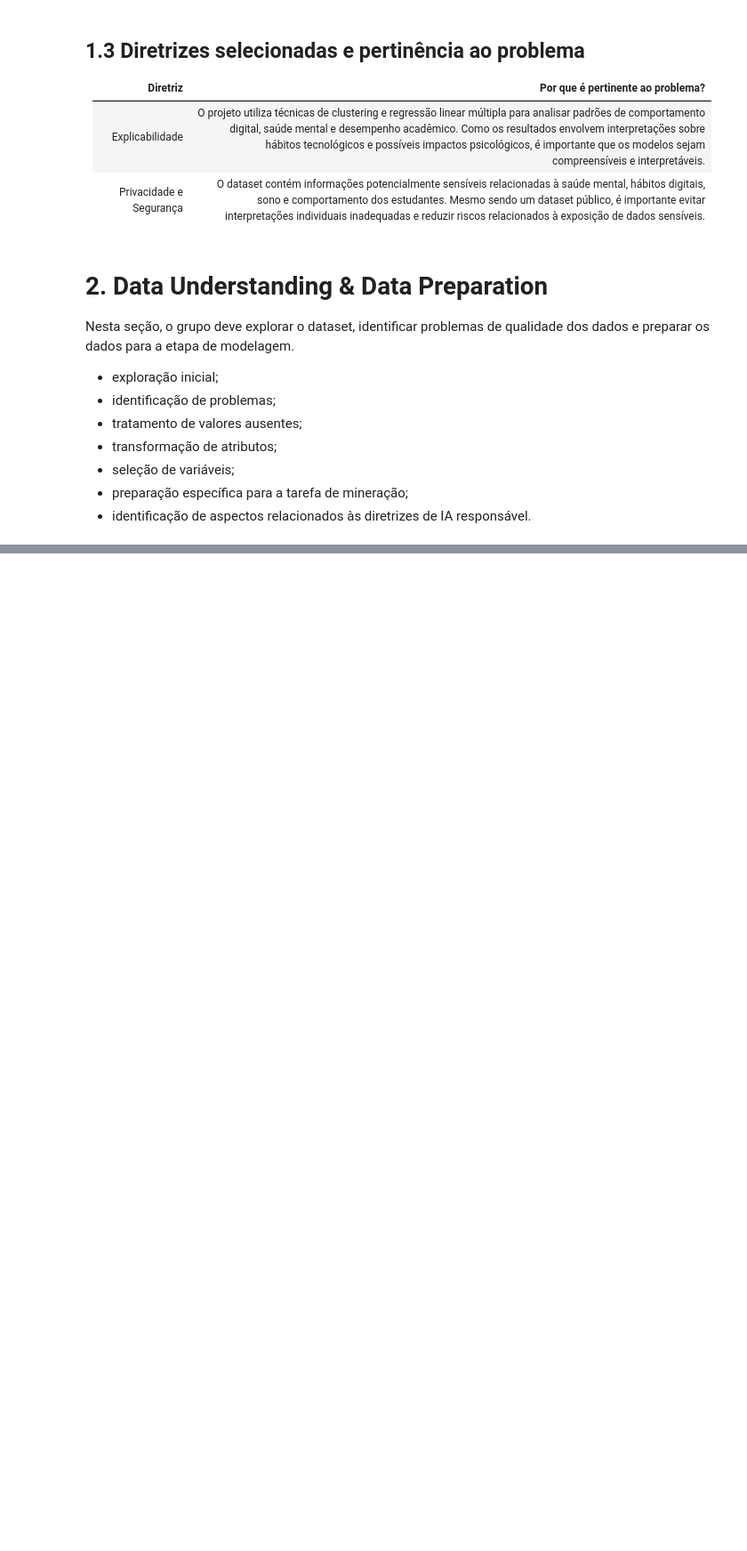
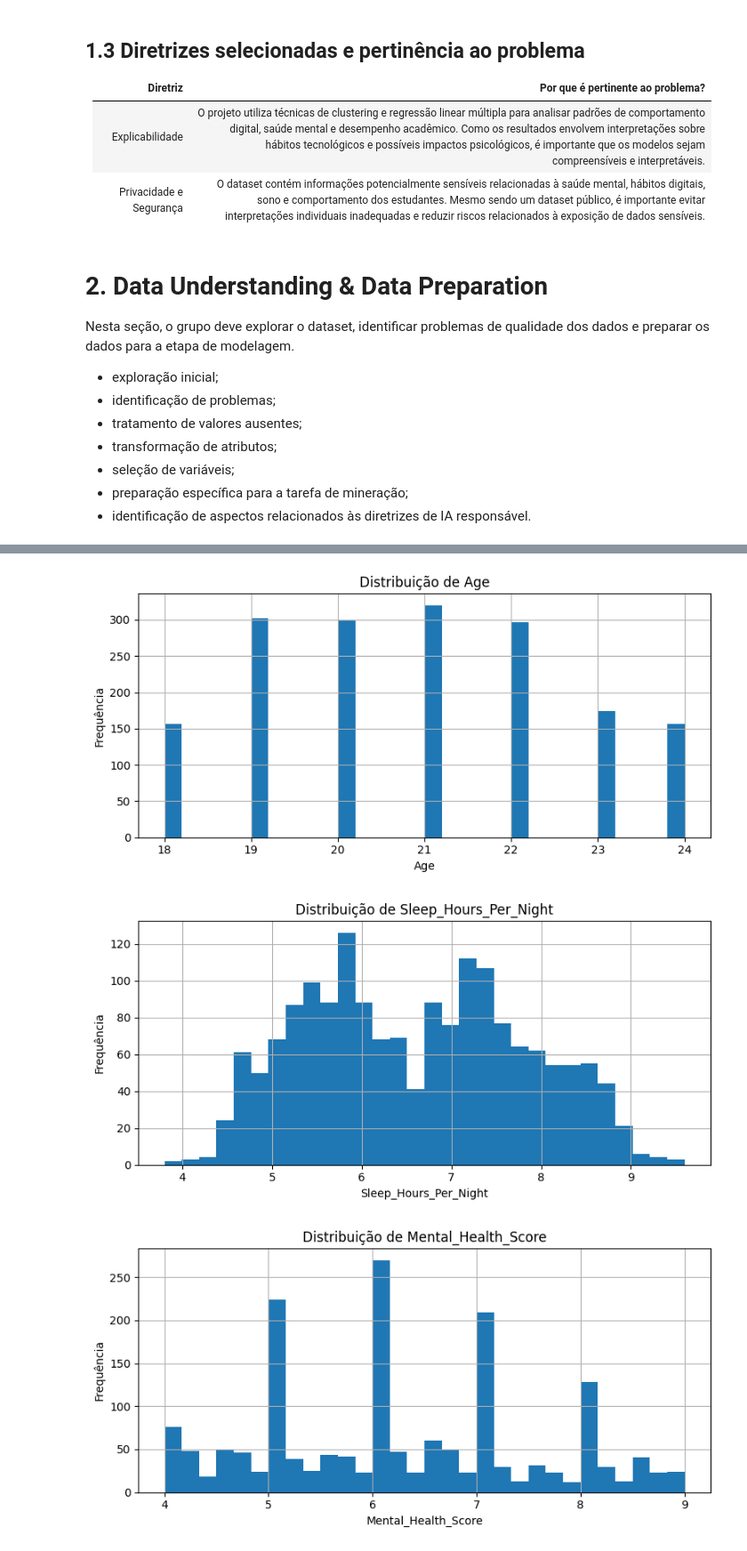
Before and after one commit to carolinabarcellos/ProjetoMineracao, a Jupyter notebook: projeto_md.ipynb, the cells around one changed output, grey strips where cells are left out. Shown at 89% size. Drawn from its saved outputs; the diff is of its cells as text; code cells hidden in the pictures; blank space fills up the shorter version.

```diff
--- a/projeto_md.ipynb
+++ b/projeto_md.ipynb
@@ -183,0 +269,58 @@ Explique:
+# %%
+# Visualizações exploratórias básicas
+# O grupo deve adaptar as colunas às características do dataset.
+
+def plot_distribuicao_numerica(df: pd.DataFrame, coluna: str) -> None:
+    plt.figure(figsize=(8, 4))
+    df[coluna].dropna().hist(bins=30)
+    plt.title(f"Distribuição de {coluna}")
+    plt.xlabel(coluna)
+    plt.ylabel("Frequência")
+    plt.tight_layout()
+    plt.show()
+
+def plot_contagem_categorica(df: pd.DataFrame, coluna: str, top_n: int = 20) -> None:
+    plt.figure(figsize=(10, 4))
+    df[coluna].value_counts(dropna=False).head(top_n).plot(kind="bar")
+    plt.title(f"Contagem de valores — {coluna}")
+    plt.xlabel(coluna)
+    plt.ylabel("Frequência")
+    plt.xticks(rotation=45, ha="right")
+    plt.tight_layout()
+    plt.show()
+
+def plot_matriz_correlacao(df: pd.DataFrame) -> None:
+    numericas = df.select_dtypes(include=np.number)
+
+    if numericas.shape[1] < 2:
+        print("Não há pelo menos duas variáveis numéricas para calcular correlação.")
+        return
+
+    corr = numericas.corr()
+
+    plt.figure(figsize=(8, 6))
+    plt.imshow(corr, aspect="auto")
+    plt.colorbar()
+    plt.xticks(range(len(corr.columns)), corr.columns, rotation=45, ha="right")
+    plt.yticks(range(len(corr.columns)), corr.columns)
+    plt.title("Matriz de correlação — variáveis numéricas")
+    plt.tight_layout()
+    plt.show()
+
+# Exemplos de uso:
+
+plot_distribuicao_numerica(df, "Age")
+plot_distribuicao_numerica(df, "Sleep_Hours_Per_Night")
+plot_distribuicao_numerica(df, "Mental_Health_Score")
+plot_distribuicao_numerica(df, "Avg_Daily_Usage_Hours")
+plot_contagem_categorica(df, "Gender")
+plot_contagem_categorica(df, "Academic_Level")
+plot_contagem_categorica(df, "Country")
+plot_contagem_categorica(df, "Most_Used_Platform")
+plot_contagem_categorica(df, "Affects_Academic_Performance")
+plot_contagem_categorica(df, "Overall_Impact")
+plot_matriz_correlacao(df)
+# %% [output]
+[figure, added]
+[figure, added]
+[figure, added]
```
Also changed, not shown: parts of 19 cells of this notebook.
